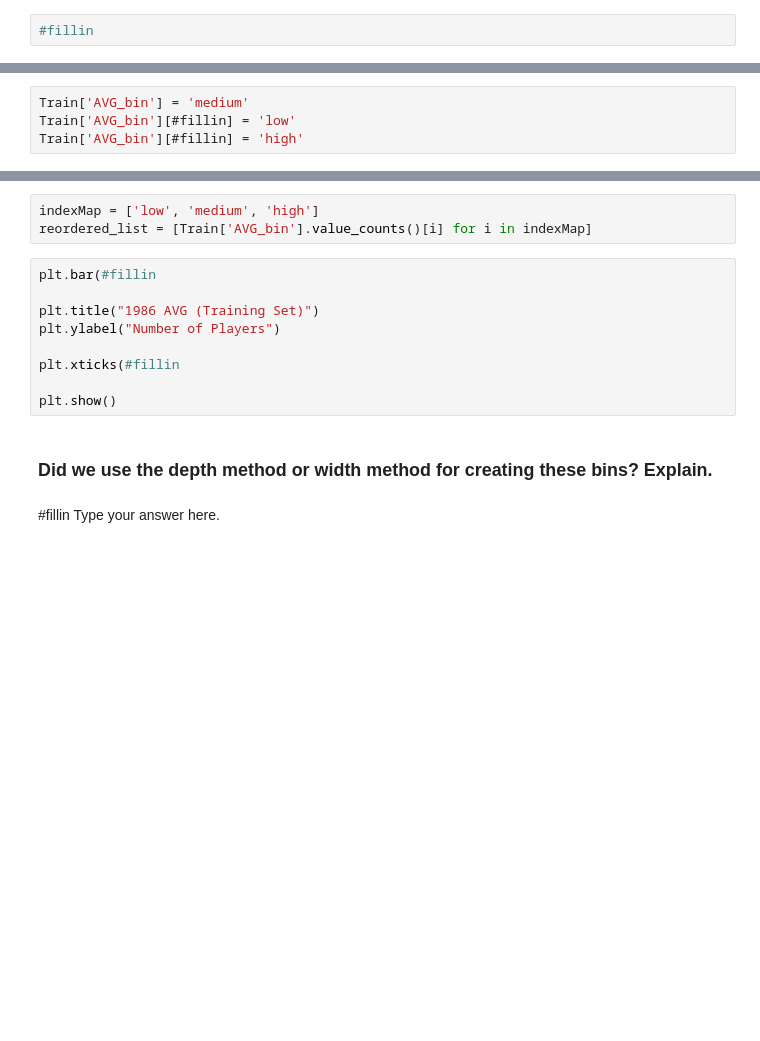
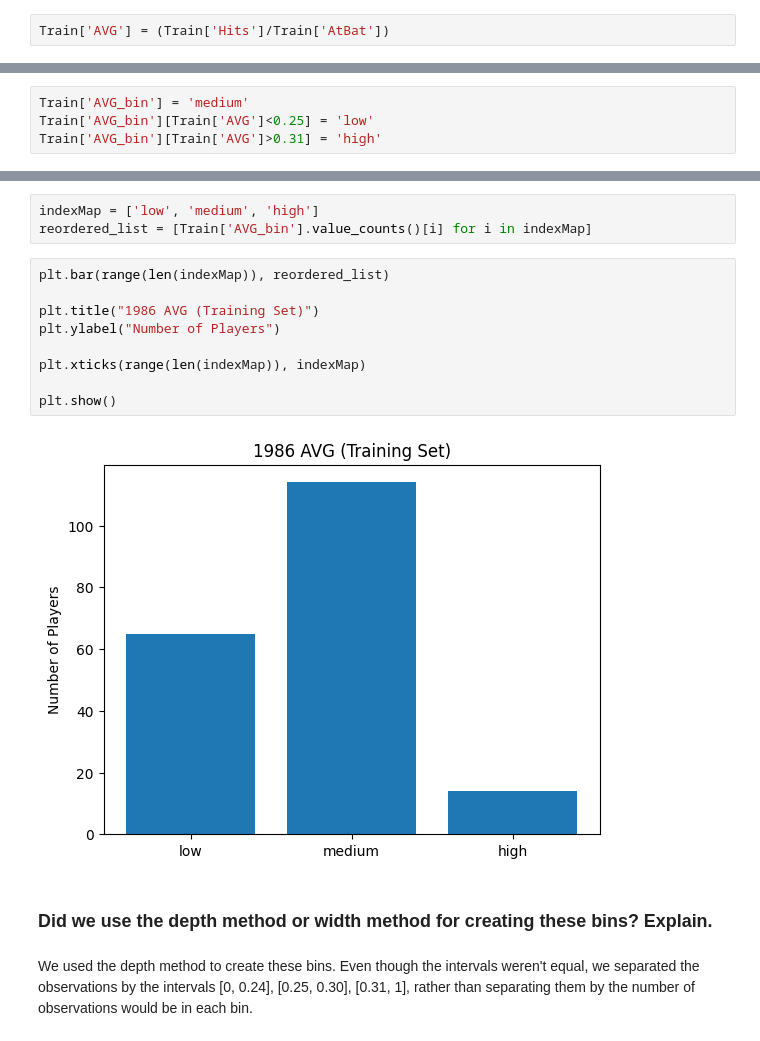
Before and after one commit to cartereleanor3/code_2600, a Jupyter notebook: mod03_eda.ipynb, the cells around one changed output, grey strips where cells are left out. Cells and saved outputs as stored; diff of their text form; blank space fills up the shorter version.

```diff
--- a/mod03_eda.ipynb
+++ b/mod03_eda.ipynb
@@ -199,10 +225,10 @@ SyntaxError: invalid syntax (550300413.py, line 1)
 # %% [markdown]
 ### The previous two cells gave us totals across all players. For each player in the training set, calculate the Hits as a percent of AtBat and store it in a new variable called 'AVG'
 # %%
-#fillin
+Train['AVG'] = (Train['Hits']/Train['AtBat'])
 # %% [markdown]
 ### Using 0.25 and 0.31 as the split points, create a new variable with three bins: high, medium, and low.
 # %%
 Train['AVG_bin'] = 'medium'
-Train['AVG_bin'][#fillin] = 'low'
-Train['AVG_bin'][#fillin] = 'high'
+Train['AVG_bin'][Train['AVG']<0.25] = 'low'
+Train['AVG_bin'][Train['AVG']>0.31] = 'high'
@@ -216,15 +266,17 @@ Notice that the order of the bars will be medium, low, high. That's counterintui
 indexMap = ['low', 'medium', 'high']
 reordered_list = [Train['AVG_bin'].value_counts()[i] for i in indexMap]
 # %%
-plt.bar(#fillin
+plt.bar(range(len(indexMap)), reordered_list)
 
 plt.title("1986 AVG (Training Set)")
 plt.ylabel("Number of Players")
 
-plt.xticks(#fillin
+plt.xticks(range(len(indexMap)), indexMap)
 
 plt.show()
+# %% [output]
+[figure, added]
 # %% [markdown]
 ### Did we use the depth method or width method for creating these bins? Explain.
 # %% [markdown]
-#fillin Type your answer here.
+We used the depth method to create these bins. Even though the intervals weren't equal, we separated the observations by the intervals [0, 0.24], [0.25, 0.30], [0.31, 1], rather than separating them by the number of observations would be in each bin.
```
Also changed, not shown: parts of 6 cells of this notebook.
